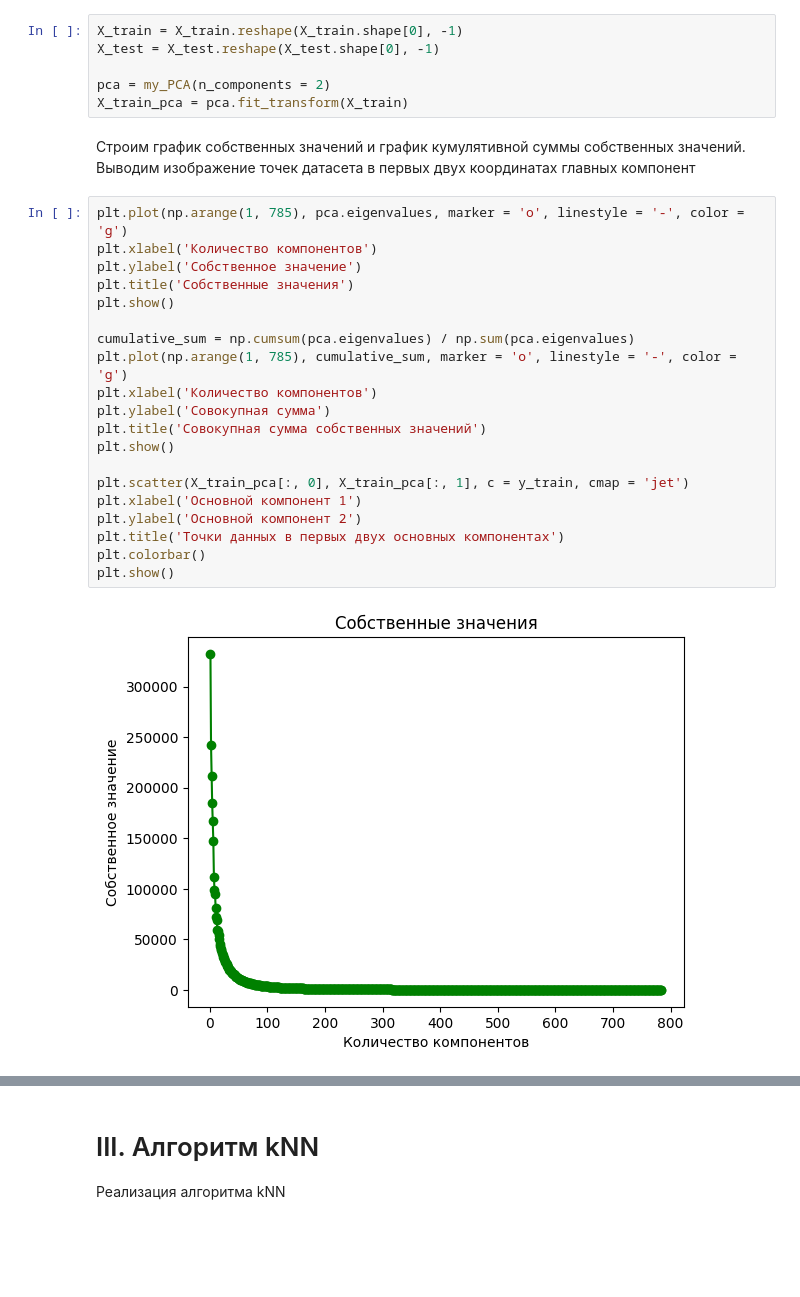
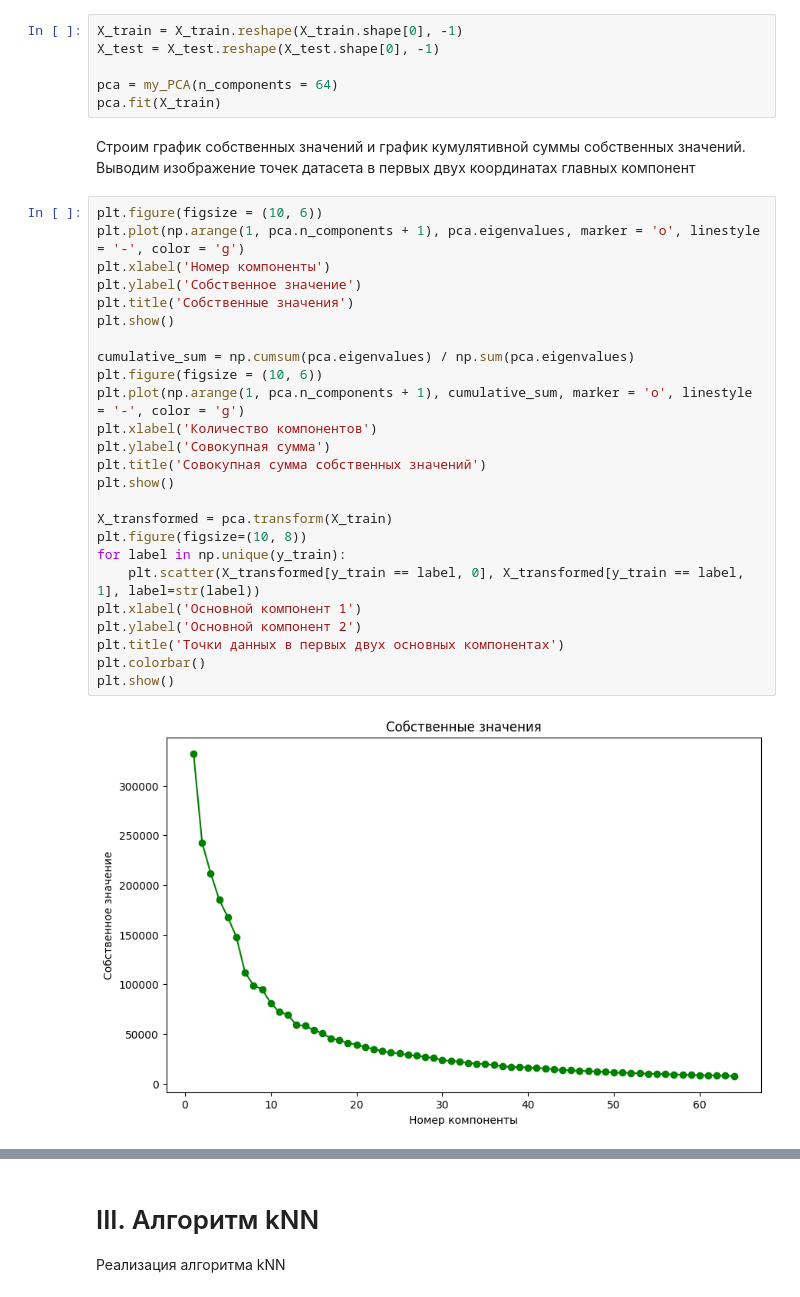
Before and after one commit to yaedavid/Spring2023Python, a Jupyter notebook: homework06/6.2 - Метод главных компонент (PCA)/6.2 Аветисян Давид Артурович НПМбд-02-20.ipynb, the cells around one changed output, grey strips where cells are left out. Drawn from its saved outputs; the diff is of its cells as text; blank space fills up the shorter version.

```diff
--- a/homework06/6.2 - Метод главных компонент (PCA)/6.2 Аветисян Давид Артурович НПМбд-02-20.ipynb
+++ b/homework06/6.2 - Метод главных компонент (PCA)/6.2 Аветисян Давид Артурович НПМбд-02-20.ipynb
@@ -75,29 +70,34 @@ class my_PCA():
 X_train = X_train.reshape(X_train.shape[0], -1)
 X_test = X_test.reshape(X_test.shape[0], -1)
 
-pca = my_PCA(n_components = 2)
-X_train_pca = pca.fit_transform(X_train)
+pca = my_PCA(n_components = 64)
+pca.fit(X_train)
 # %% [markdown]
 Строим график собственных значений и график кумулятивной суммы собственных значений. Выводим изображение точек датасета в первых двух координатах главных компонент
 # %%
-plt.plot(np.arange(1, 785), pca.eigenvalues, marker = 'o', linestyle = '-', color = 'g')
-plt.xlabel('Количество компонентов')
+plt.figure(figsize = (10, 6))
+plt.plot(np.arange(1, pca.n_components + 1), pca.eigenvalues, marker = 'o', linestyle = '-', color = 'g')
+plt.xlabel('Номер компоненты')
 plt.ylabel('Собственное значение')
 plt.title('Собственные значения')
 plt.show()
 
 cumulative_sum = np.cumsum(pca.eigenvalues) / np.sum(pca.eigenvalues)
-plt.plot(np.arange(1, 785), cumulative_sum, marker = 'o', linestyle = '-', color = 'g')
+plt.figure(figsize = (10, 6))
+plt.plot(np.arange(1, pca.n_components + 1), cumulative_sum, marker = 'o', linestyle = '-', color = 'g')
 plt.xlabel('Количество компонентов')
 plt.ylabel('Совокупная сумма')
 plt.title('Совокупная сумма собственных значений')
 plt.show()
 
-plt.scatter(X_train_pca[:, 0], X_train_pca[:, 1], c = y_train, cmap = 'jet')
+X_transformed = pca.transform(X_train)
+plt.figure(figsize=(10, 8))
+for label in np.unique(y_train):
+    plt.scatter(X_transformed[y_train == label, 0], X_transformed[y_train == label, 1], label=str(label))
 plt.xlabel('Основной компонент 1')
 plt.ylabel('Основной компонент 2')
 plt.title('Точки данных в первых двух основных компонентах')
 plt.colorbar()
 plt.show()
 # %% [output]
-[figure, old version]
+[figure, new version]
```
Also changed, not shown: parts of 10 cells of this notebook.
